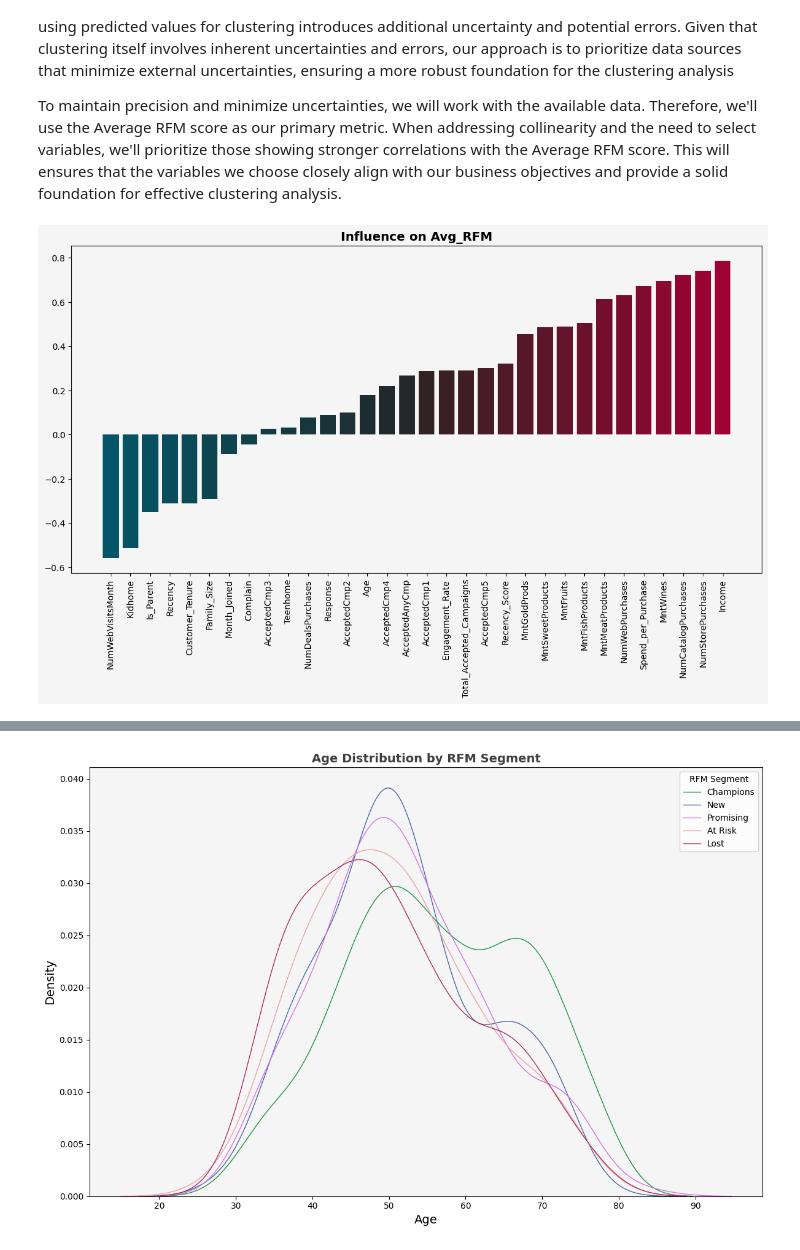
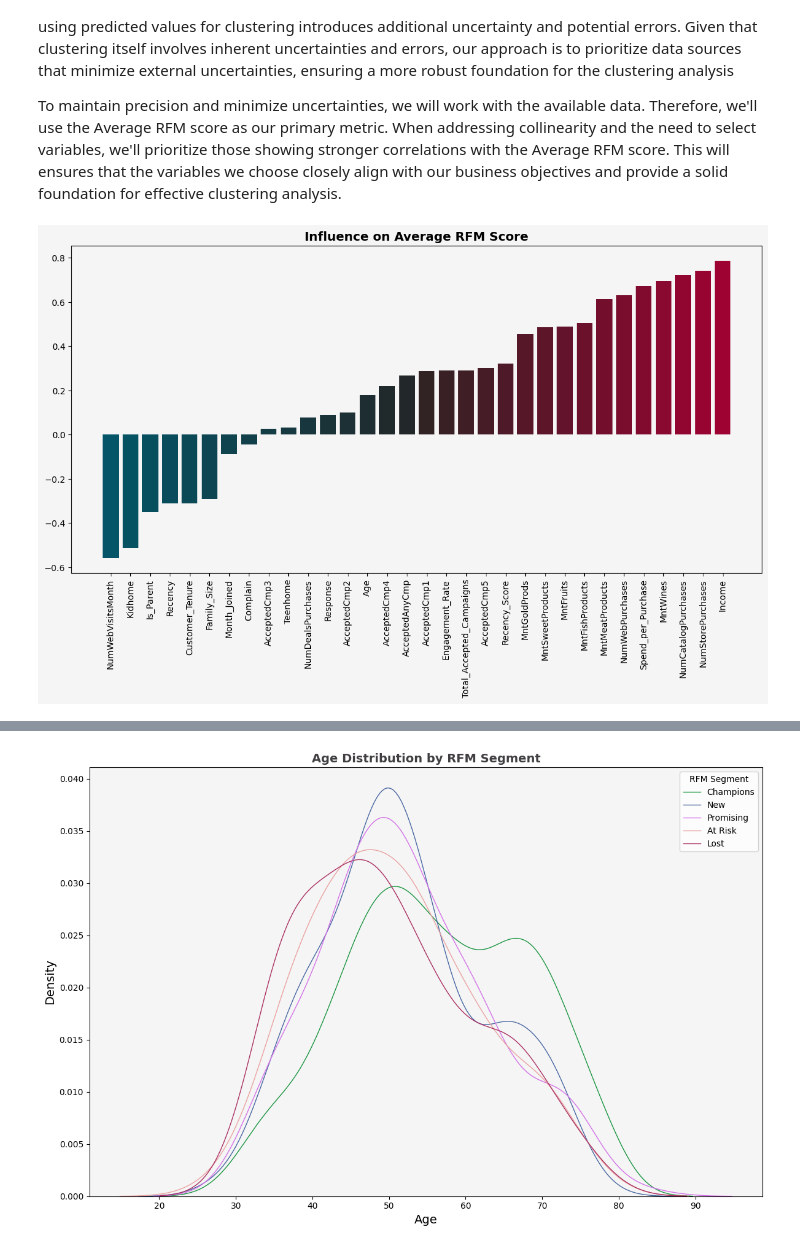
Before and after one commit to ramdhanhdy/DS_Project, a Jupyter notebook: Optimizing Customer Segmentation/RFM Analysis.ipynb, the cells around one changed output, grey strips where cells are left out. Cells and saved outputs as stored; diff of their text form; code cells hidden in the pictures.

```diff
--- a/Optimizing Customer Segmentation/RFM Analysis.ipynb
+++ b/Optimizing Customer Segmentation/RFM Analysis.ipynb
@@ -514,32 +428,32 @@ def plot_bar(df, title, horizontal=False, **kwargs):
                     'layout' : (1, 1),
                     'width' : 0.3,
                     'align' : 'center',
                     'fontsize_legend': 14,
                     'x_label_rotation': 0,
                     'subplots' : False,
                     'fontsize_title' : 14,
                     'fontsize_axes_values' : 14,
                     'fontsize_axes_label' : 14,
                     'fontsize_text' : 14,
                     'fontsize_legend' : 14,
                     'set_yticks_range' : False,
                     'yticks_start' : None,
                     'yticks_end' : None,
                     'yticks_step' : None,
                     'legend_state' : False,
                     'legend_list_to_plot' : '',
                     'legend_move' : False,
                     'legend_x' : None,
                     'legend_y' : None}
 
     for key, value in kwargs.items():
         bar_setting_dict[key] = value
 
     plot_df_bar2(df, title, bar_setting_dict, horizontal=horizontal)
 
 corr_pairs = clustered_corr.unstack().sort_values()
 rfm_features = ['Avg_RFM', 'Frequency_Score', 'Monetary_Score', 'Total_Spending', 'Total_Purchases']
 corr_rfm = corr_pairs['Avg_RFM'].drop(rfm_features, axis=0)
-plot_bar(corr_rfm, title='Influence on Avg_RFM', width=0.8, figsize=(12, 8), x_label_rotation=90, horizontal=False)
+plot_bar(corr_rfm, title='Influence on Average RFM Score', width=0.8, figsize=(12, 8), x_label_rotation=90, horizontal=False)
 # %% [output]
-[figure, old version]
+[figure, new version]
```
Also changed, not shown: parts of 19 cells of this notebook, 9 other files.
